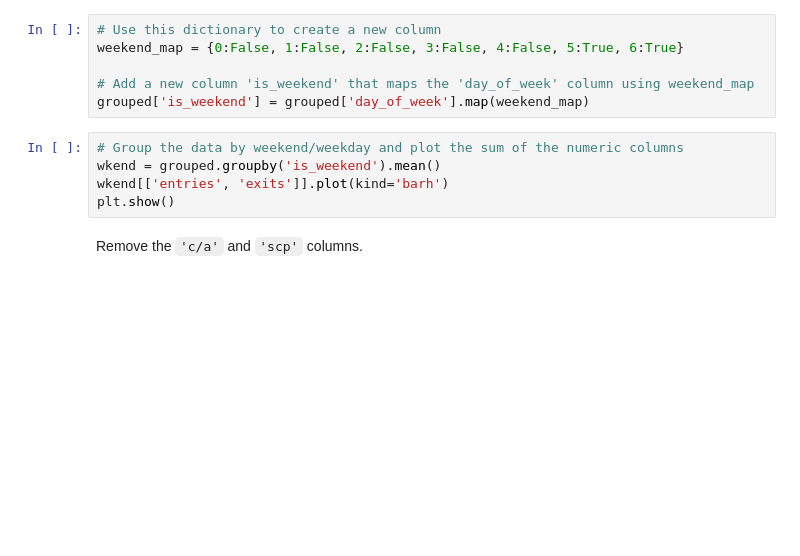
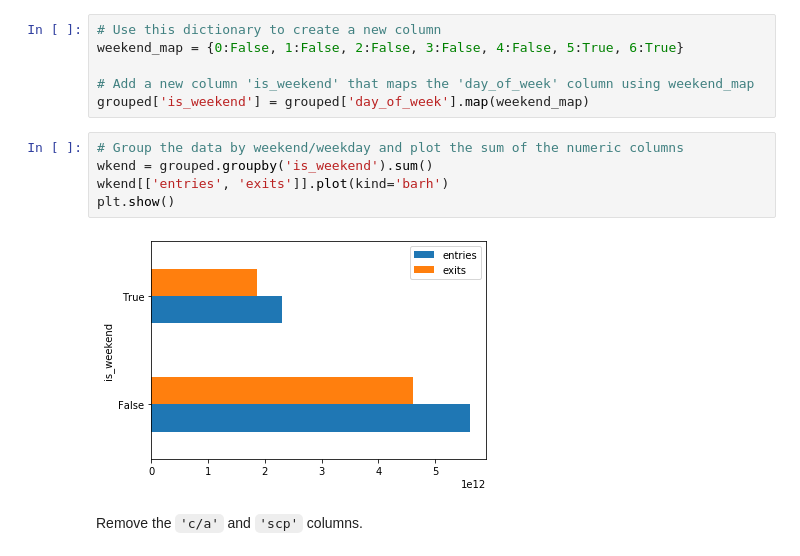
Before and after one commit to amdrexler23/dsc-pandas-series-and-dataframes-lab-nyc-ds-021720, a Jupyter notebook: index.ipynb, the cells around one changed output. Drawn from its saved outputs; the diff is of its cells as text; blank space fills up the shorter version.

```diff
--- a/index.ipynb
+++ b/index.ipynb
@@ -144,9 +144,11 @@ weekend_map = {0:False, 1:False, 2:False, 3:False, 4:False, 5:True, 6:True}
 grouped['is_weekend'] = grouped['day_of_week'].map(weekend_map)
 # %%
 # Group the data by weekend/weekday and plot the sum of the numeric columns
-wkend = grouped.groupby('is_weekend').mean()
+wkend = grouped.groupby('is_weekend').sum()
 wkend[['entries', 'exits']].plot(kind='barh')
 plt.show()
+# %% [output]
+[figure, added]
 # %% [markdown]
 Remove the `'c/a'` and `'scp'` columns.
 # %%
```
